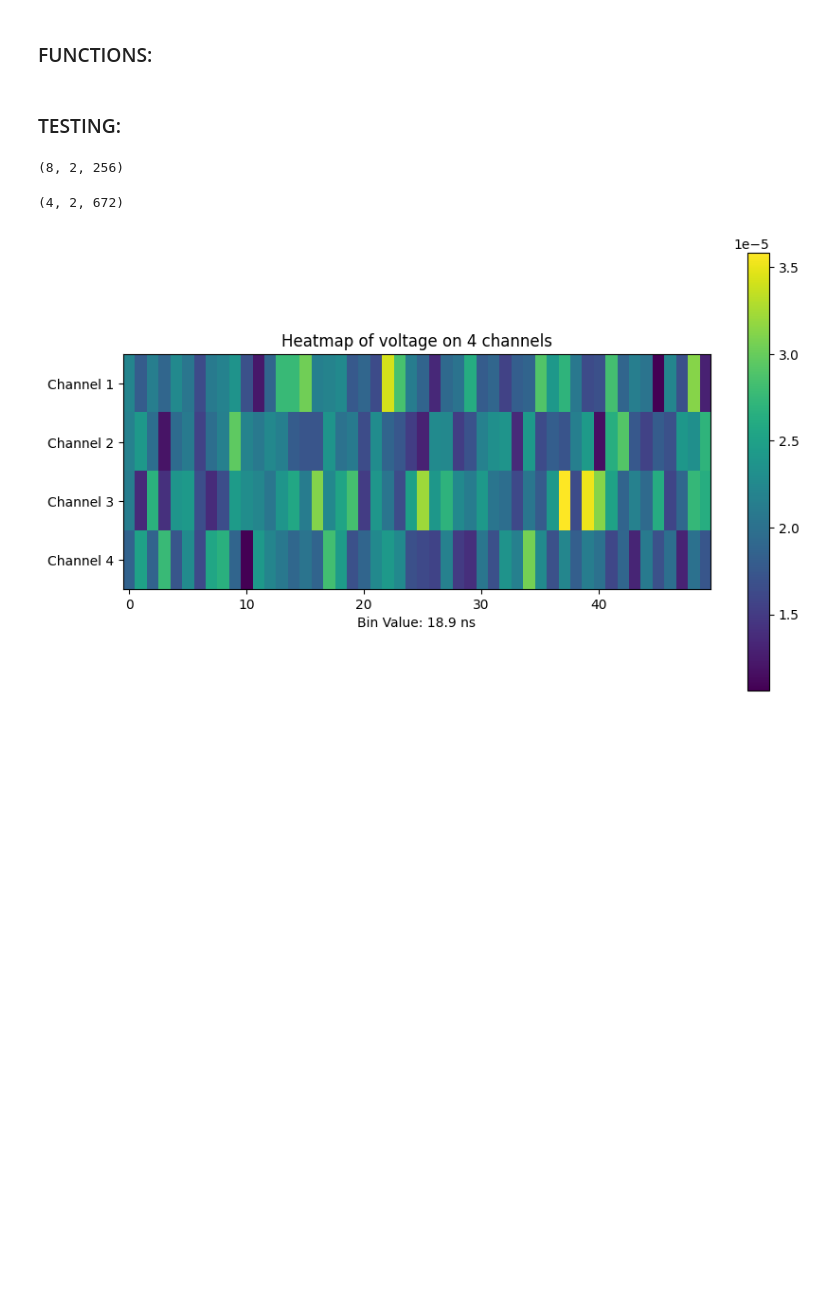
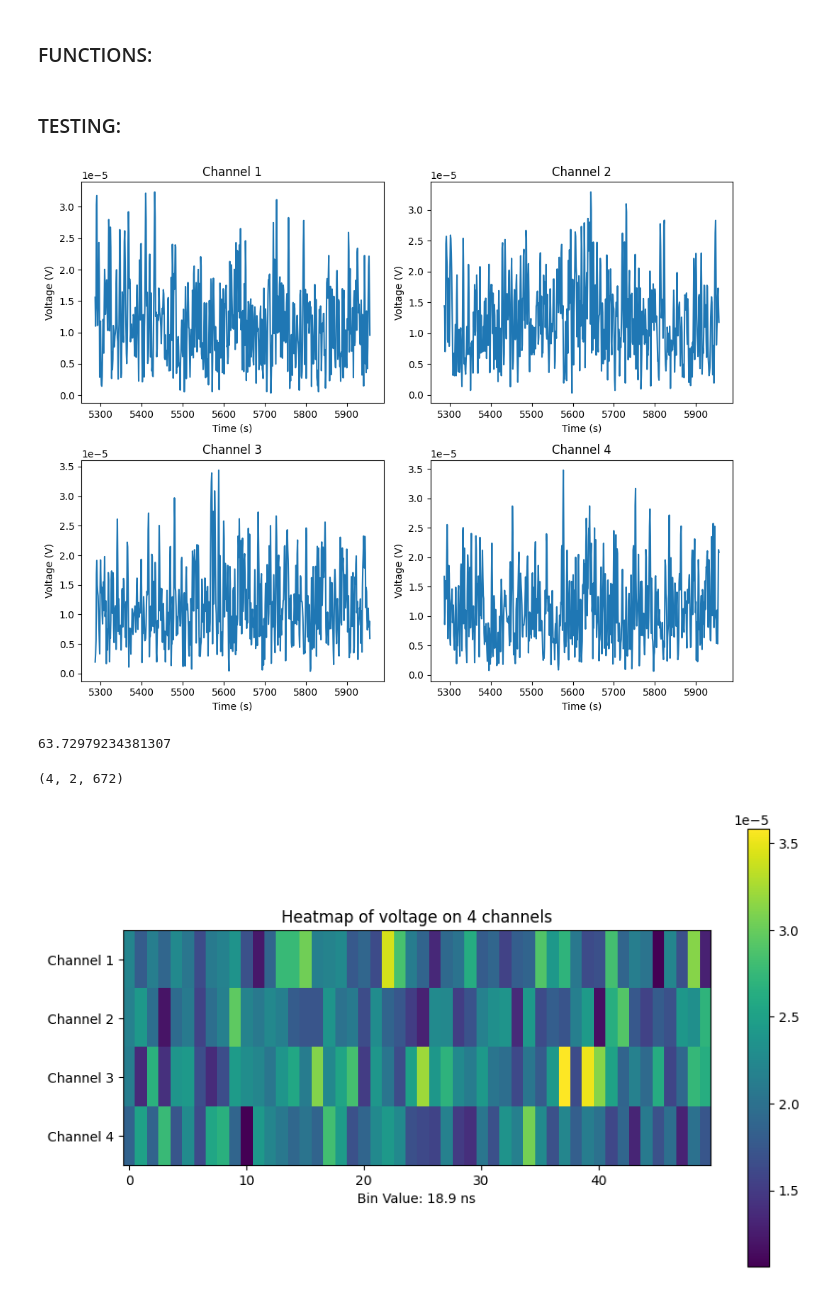
Before and after one commit to SuedIsProgramming/RNO-G-CNN, a Jupyter notebook: function_testing/function_testing.ipynb, the cells around one changed output. Drawn from its saved outputs; the diff is of its cells as text; code cells hidden in the pictures; blank space fills up the shorter version.

```diff
--- a/function_testing/function_testing.ipynb
+++ b/function_testing/function_testing.ipynb
@@ -275,11 +275,17 @@ def plot_raw(event):
 # %% [markdown]
 ### TESTING:
 # %%
-with open('data/sym_dict.pkl', 'rb') as file:
-    sym_trace = pickle.load(file)
-print(sym_trace[79].shape)
+with open('data/event_dict.pkl', 'rb') as file:
+    trace = pickle.load(file)
+
+with open('data/noiseless_event_dict.pkl', 'rb') as file:
+    SNR_dict = pickle.load(file)
+
+plot_raw(trace[0])
+print(SNR_dict[0])
 # %% [output]
+[figure, added]
-(8, 2, 256)
+63.72979234381307
 # %%
 with open('data/saved_dictionary.pkl', 'rb') as file:
     trace1 = pickle.load(file)
```
Also changed, not shown: 2 other files.
